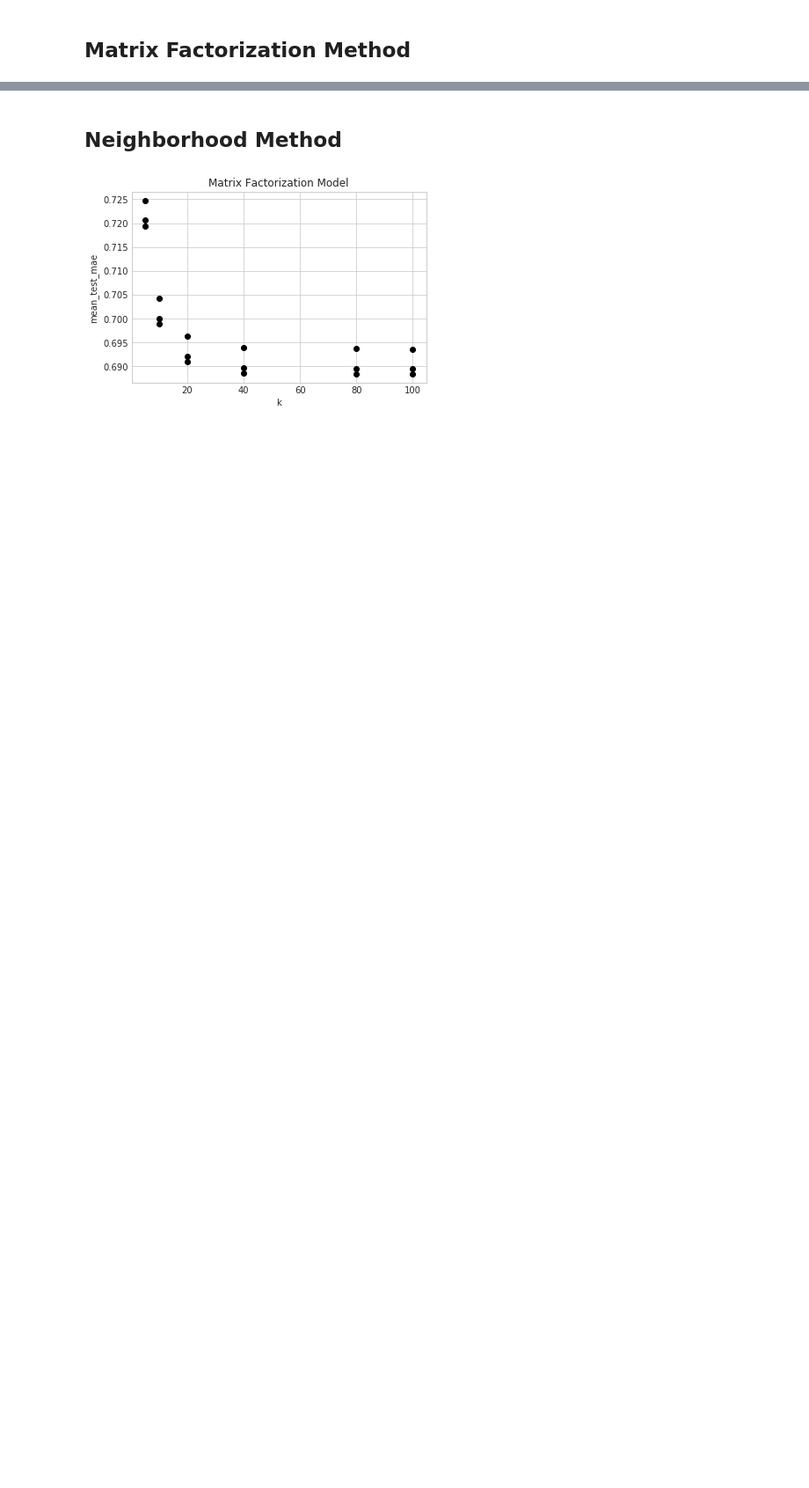
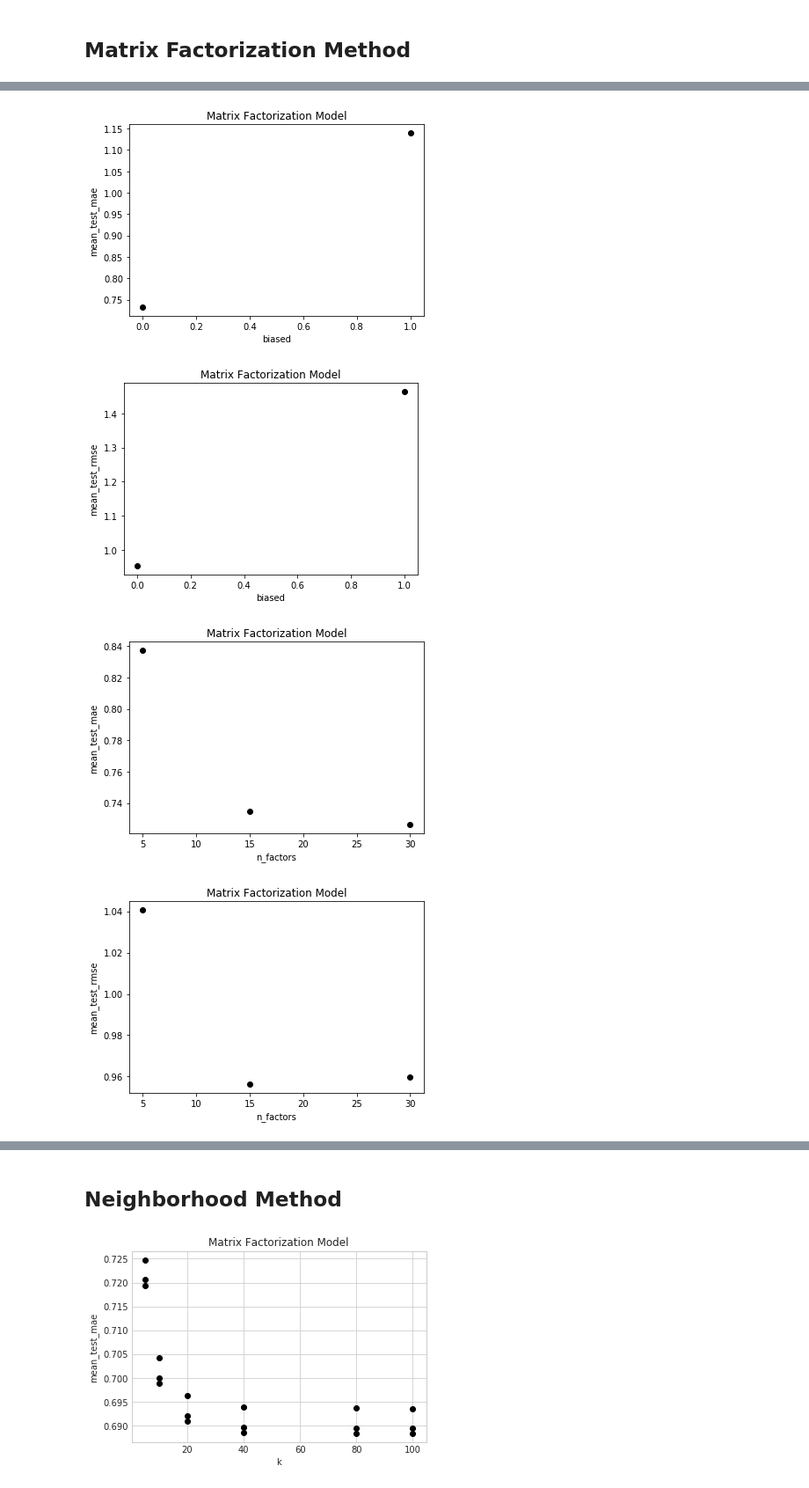
Before and after one commit to zachbogart/personalization_project, a Jupyter notebook: part1-zach.ipynb, the cells around one changed output, grey strips where cells are left out. Shown: that part at 88% size. Drawn from its saved outputs; the diff is of its cells as text; code cells hidden in the pictures; blank space fills up the shorter version.

```diff
--- a/part1-zach.ipynb
+++ b/part1-zach.ipynb
@@ -110,15 +68,24 @@ In the NMF setup, there are a set of parameters we can tune:
 # %%
-def plotParameterResults(gridSearch, paramGrid):
-    for param in paramGrid.keys():
-        if param == 'random_state' or param == 'verbose':
-            continue
-        for resultType in ['mean_test_mae', 'mean_test_rmse']:
-            x = [result for result in gridSearch.cv_results['param_{}'.format(param)]]
-            y = [result for result in gridSearch.cv_results[resultType]]
+def plotParameterResults(gridSearchFiles):
+    for gridSearchKey in gridSearchFiles.keys():
 
-            plt.plot(x, y, 'o', color='black')
-            plt.title('Matrix Factorization Model')
-            plt.xlabel(param)
-            plt.ylabel(resultType)
-            plt.show()
-            plt.close()
+        if "gridSearchResultsNMF" in gridSearchKey:
+            periodIndex = gridSearchKey.find('.')
+            underscoreIndex = gridSearchKey.find('_')
+            param = gridSearchKey[underscoreIndex + 1:periodIndex]
+
+            if param == 'random_state' or param == 'verbose':
+                continue
+
+            gridSearch = gridSearchFiles[gridSearchKey]
+
+            for resultType in ['mean_test_mae', 'mean_test_rmse']:
+                x = [result for result in gridSearch["cv_results"]['param_{}'.format(param)]]
+                y = [result for result in gridSearch["cv_results"][resultType]]
+
+                plt.plot(x, y, 'o', color='black')
+                plt.title('Matrix Factorization Model')
+                plt.xlabel(param)
+                plt.ylabel(resultType)
+                plt.show()
+                plt.close()
@@ -137,0 +92,7 @@ plotParameterResults(gridSearch_nmf, paramGrid_nmf)
+# %%
+plotParameterResults(resultFiles)
+# %% [output]
+[figure, added]
+[figure, added]
+[figure, added]
+[figure, added]
```
Also changed, not shown: parts of 39 cells of this notebook.
